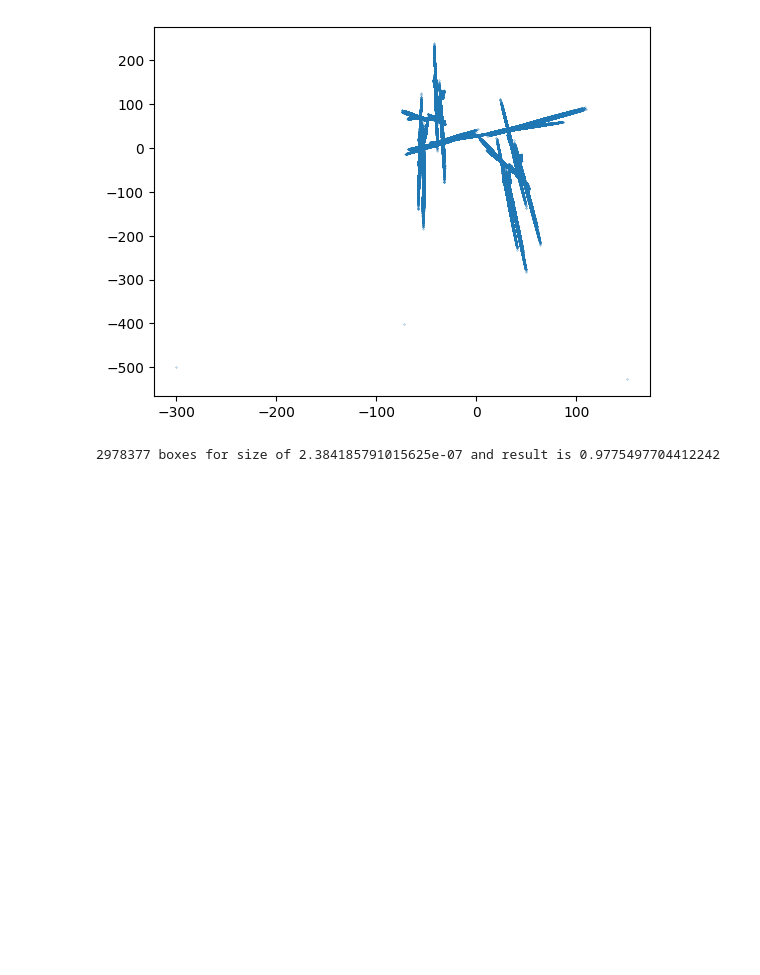
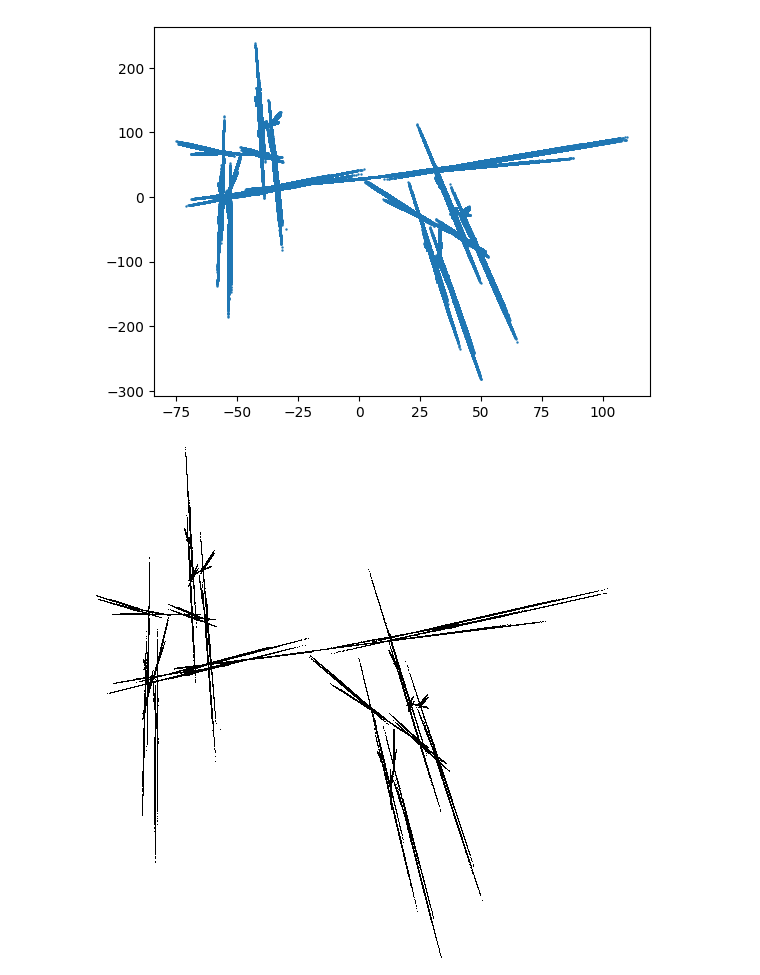
Before and after one commit to yaggod/MathModellingTasks, a Jupyter notebook: Task4/Part2.ipynb, the cells around one changed output. Saved outputs shown, nothing was run; the diff lists cells and outputs as text; code cells hidden in the pictures; blank space fills up the shorter version.

```diff
--- a/Task4/Part2.ipynb
+++ b/Task4/Part2.ipynb
@@ -30,7 +32,7 @@ def create_attractor(start_x : float, start_y : float, iterations_count : int):
     result = []
     current_x, current_y = start_x, start_y
     result.append((current_x, current_y))
-    for i in range(iterations_count):
+    for _ in range(iterations_count - 1):
         current_x, current_y = apply_random_map(current_x, current_y)
         result.append((current_x, current_y))
     return result
@@ -56,18 +39,31 @@ def count_boxes_with_fixed_size(size : float, x : list[float], y : list[float]):
+# %%
+def generate_image(x : list[float], y : list[float], image_dimension : int):
+    min_x = min(x)
+    min_y = min(y)
+    dim_x = max(x) - min_x
+    dim_y = max(y) - min_y
+    x_step = dim_x / (image_dimension - 1)
+    y_step = dim_y / (image_dimension - 1)
+
+    x = list(map(lambda i : int((i - min_x) / x_step), x))
+    y = list(map(lambda i : int((i - min_y) / y_step), y))
+
+    data = set(zip(x, y))
+
+    pixels = [[True for _ in range(image_dimension)] for _ in range(image_dimension)]
+    for (x_index, y_index) in data:
+        pixels[image_dimension - y_index - 1][x_index] = False
+    filename = f"attractors/{len(x)}_{image_dimension}x{image_dimension}.png"
+    png.from_array(pixels, 'L;1').save(filename)
+    display(Image(filename=filename))
+
+    return len(data)
 # %%
-def show_results(start_x : float, start_y : float, points_count : int):
+def show_results(start_x : float, start_y : float, points_count : int, image_dimension : int = 512):
     data = create_attractor(start_x, start_y, points_count)
     x, y = zip(*data)
-    pyplot.scatter(x, y, s=0.05)
+    pyplot.scatter(x, y, s=0.5)
     pyplot.show()
-
-    size = 0.5
-    last_result = float("Infinity")
-    boxes = count_boxes_with_fixed_size(size, x, y)
-    new_result = log(boxes) / log(1/size)
-    while(last_result - new_result > 0.05):
-        size /= 2
-        last_result = new_result
-        boxes = count_boxes_with_fixed_size(size, x, y)
-        new_result = log(boxes) / log(1/size)
-    print(f"{boxes} boxes for size of {size} and result is {new_result}")
+    pixels_count = generate_image(x, y, image_dimension)
+    print("Fractal Dimension: ", log(pixels_count) / log(image_dimension))
 # %%
@@ -88,5 +79,5 @@ show_results(300, 500, 10_0000)
 # %%
-show_results(-300, -500, 300_0000)
+show_results(-30, -50, 300_0000)
 # %% [output]
-[figure, old version]
+[figure, new version]
-2978377 boxes for size of 2.384185791015625e-07 and result is 0.9775497704412242
+[figure, added]
```
Also changed, not shown: parts of 6 cells of this notebook, 5 other files.
